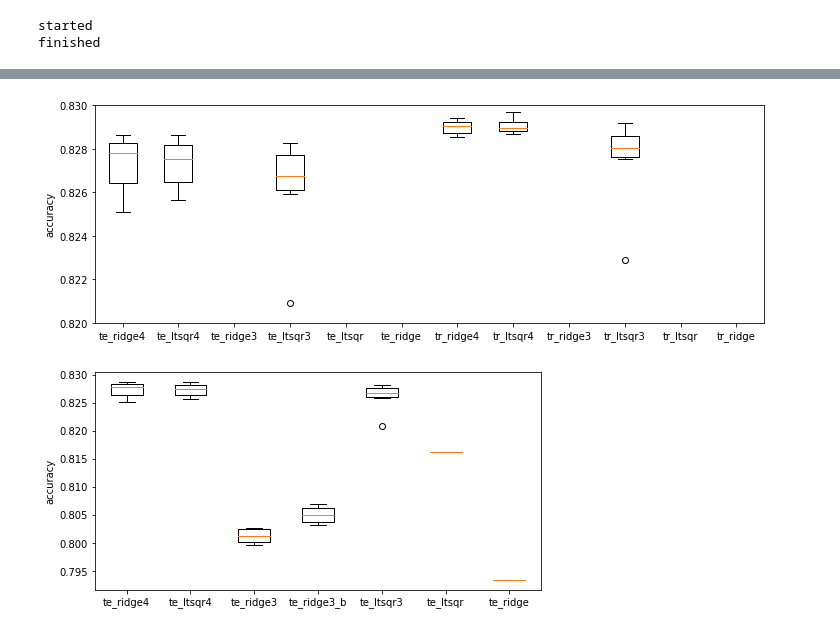
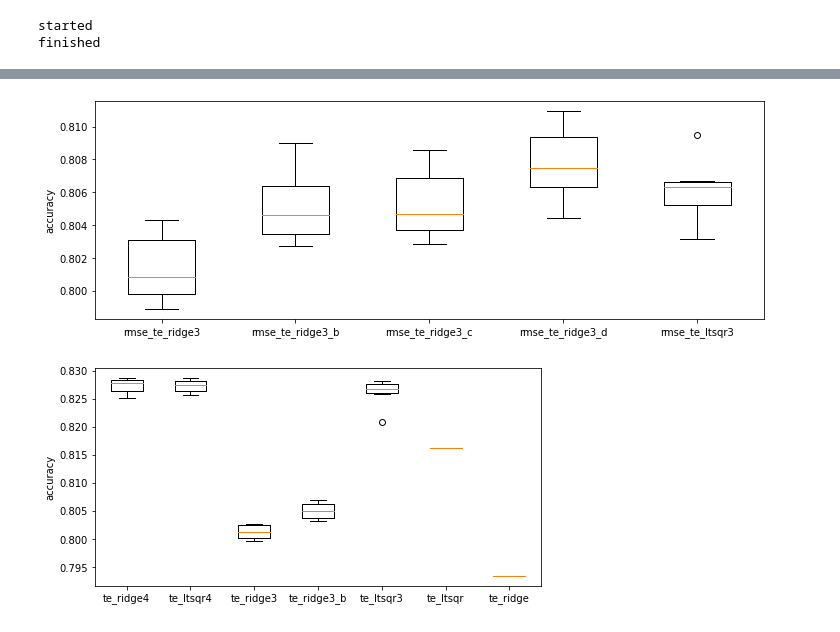
Before and after one commit to madtoinou/CS-433_HBozonClass, a Jupyter notebook: scripts/project1.ipynb, the cells around one changed output, grey strips where cells are left out. Cells and saved outputs as stored; diff of their text form; code cells hidden in the pictures.

```diff
--- a/scripts/project1.ipynb
+++ b/scripts/project1.ipynb
@@ -731,16 +731,16 @@ y, tX, ids = load_csv_data(DATA_TRAIN_PATH)
 
 tX.T[[22,-1]] = tX.T[[-1,22]]
 
-pred_0, pred_1, pred_2, dat_0_, dat_1_, dat_2_, inds_0, inds_1, inds_2 = preproc_3split(y,tX,[9,10,12])
+pred_0, pred_1, pred_2, dat_0_, dat_1_, dat_2_, inds_0, inds_1, inds_2 = preproc_3split(y,tX,[6,7,9])
 #pred_0, pred_1, pred_2, pred_3, dat_0_, dat_1_, dat_2_, dat_3_, inds_0, inds_1, inds_2, inds_3 = preproc_4split(y,tX,[9,10,9,11])
 
 
 seed = 383692
 #usually 8
-k_fold = 4
+k_fold = 6
 
 #lambdas for ridge
-lambdas = np.logspace(-4,1,15)
+lambdas = np.logspace(-4,-2,15)
 #lambdas = [10**-40]
 
 # split data in k fold
@@ -965,38 +944,23 @@ finished
 # %%
 plt.figure(figsize=[12,4])
 plt.boxplot([
-             rmse_te_ridge4,
-             rmse_te_ltsqr4,
              rmse_te_ridge3,
-             rmse_te_ltsqr3,
-             rmse_te_ltsqr,
-             rmse_te_ridge,
-             rmse_tr_ridge4,
-             rmse_tr_ltsqr4,
-             rmse_tr_ridge3,
-             rmse_tr_ltsqr3,
-             rmse_tr_ltsqr,
-             rmse_tr_ridge
+             rmse_te_ridge3_b,
+             rmse_te_ridge3_c,
+             rmse_te_ridge3_d,
+             rmse_te_ltsqr3
             ],
             labels=[
-                "te_ridge4",
-                "te_ltsqr4",
-                "te_ridge3",
-                "te_ltsqr3",
-                "te_ltsqr",
-                "te_ridge",
-                "tr_ridge4",
-                "tr_ltsqr4",
-                "tr_ridge3",
-                "tr_ltsqr3",
-                "tr_ltsqr",
-                "tr_ridge"
+                "rmse_te_ridge3",
+                "rmse_te_ridge3_b",
+                "rmse_te_ridge3_c",
+                "rmse_te_ridge3_d",
+                "rmse_te_ltsqr3"
             ])
 plt.ylabel("accuracy")
-plt.ylim([0.82,0.83])
 plt.show()
 # %% [output]
-[figure, old version]
+[figure, new version]
 # %%
 print(w_0.shape[0])
 print(w_1.shape[0])
```
Also changed, not shown: parts of 8 cells of this notebook, 3 other files.
